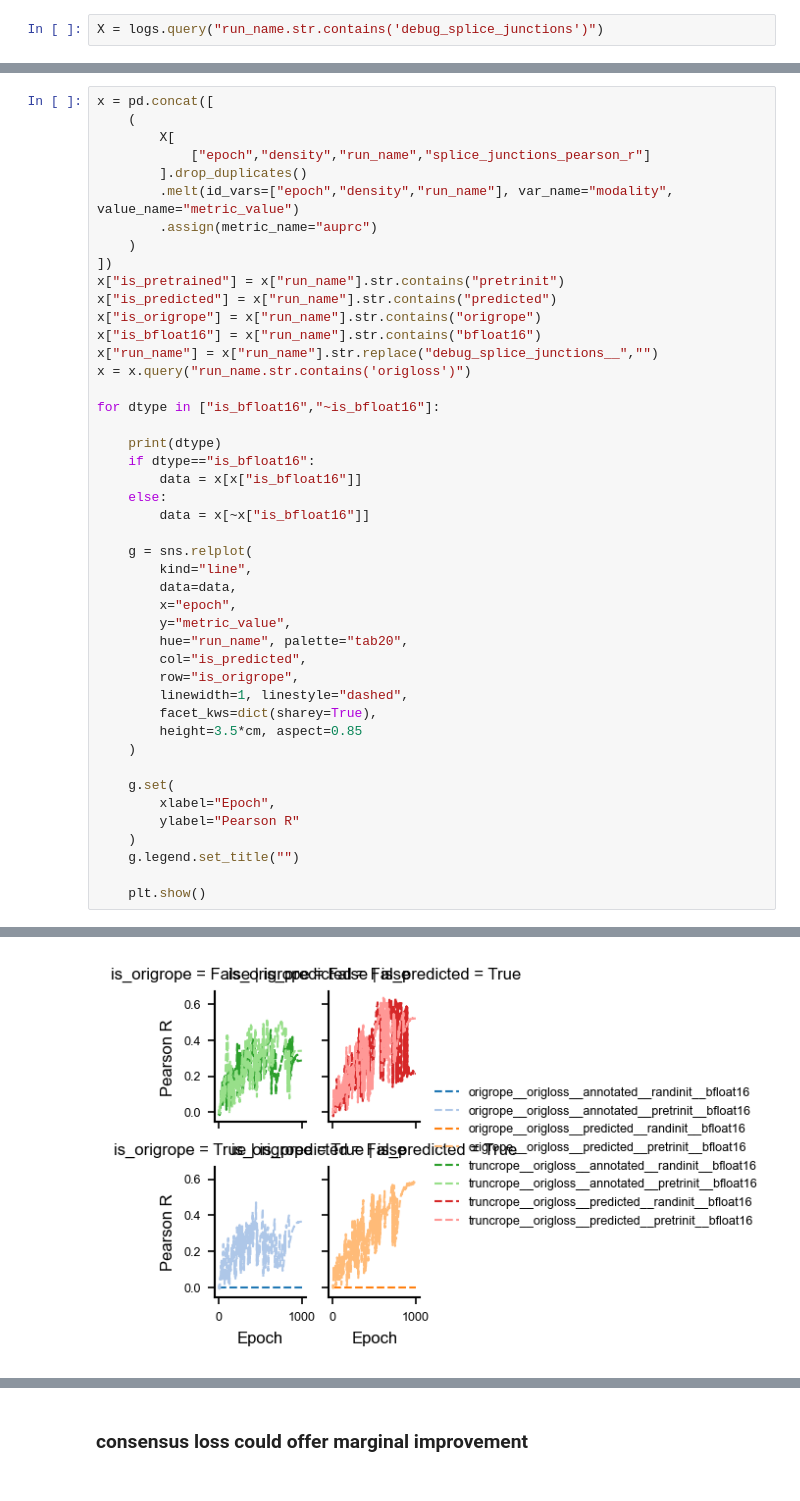
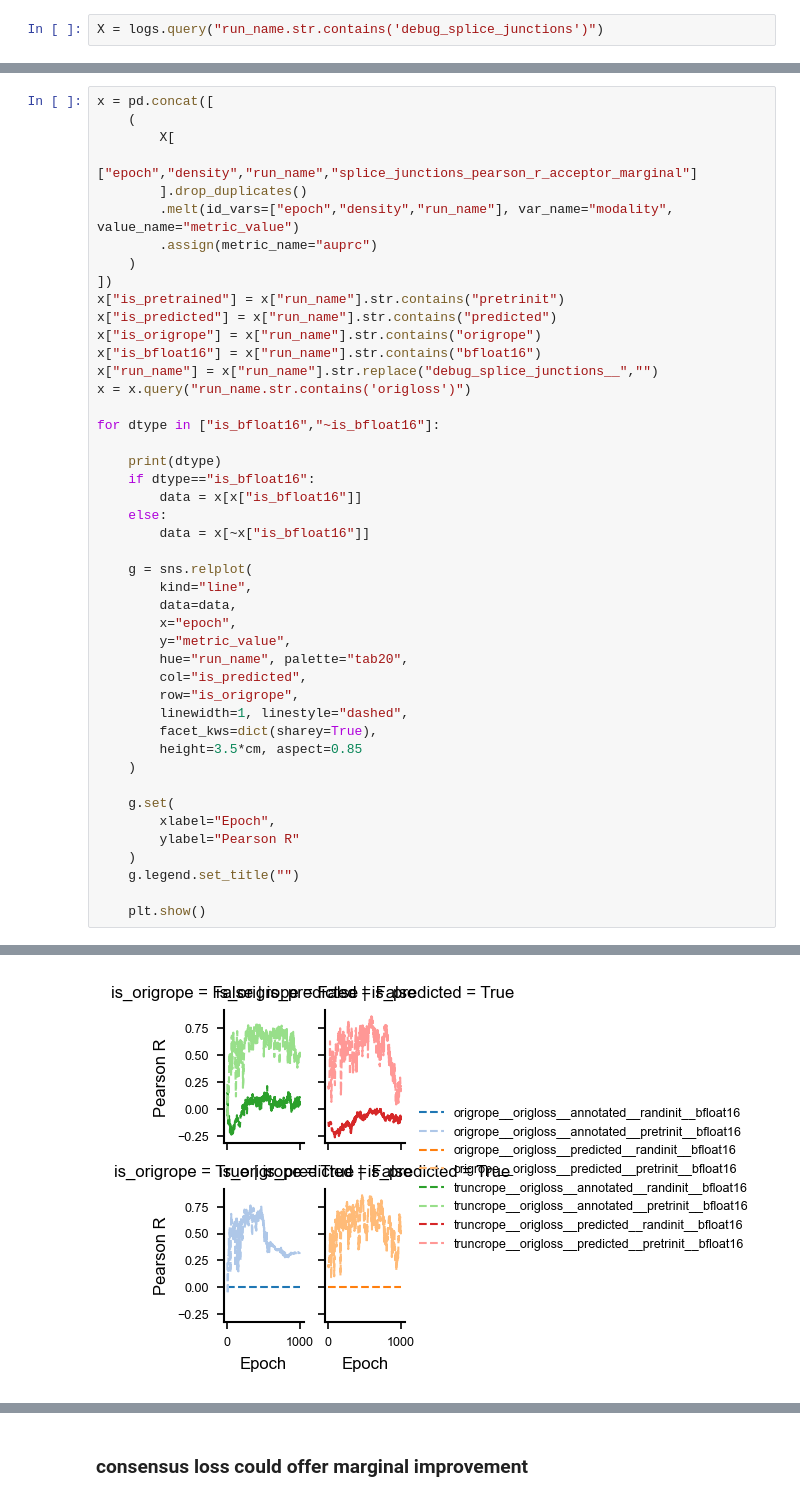
Before and after one commit to MiqG/alphagenome_finetuning_rna, a Jupyter notebook: figures/overfitting_single.ipynb, the cells around one changed output, grey strips where cells are left out. Drawn from its saved outputs; the diff is of its cells as text.

```diff
--- a/figures/overfitting_single.ipynb
+++ b/figures/overfitting_single.ipynb
@@ -291,7 +291,7 @@ is_bfloat16
 x = pd.concat([
     (
         X[
-            ["epoch","density","run_name","splice_junctions_pearson_r"]
+            ["epoch","density","run_name","splice_junctions_pearson_r_acceptor_marginal"]
         ].drop_duplicates()
         .melt(id_vars=["epoch","density","run_name"], var_name="modality", value_name="metric_value")
         .assign(metric_name="auprc")
@@ -307,32 +307,32 @@ x = x.query("run_name.str.contains('origloss')")
 for dtype in ["is_bfloat16","~is_bfloat16"]:
 
     print(dtype)
     if dtype=="is_bfloat16":
         data = x[x["is_bfloat16"]]
     else:
         data = x[~x["is_bfloat16"]]
 
     g = sns.relplot(
         kind="line",
         data=data,
         x="epoch",
         y="metric_value",
         hue="run_name", palette="tab20",
         col="is_predicted",
         row="is_origrope",
         linewidth=1, linestyle="dashed",
         facet_kws=dict(sharey=True),
         height=3.5*cm, aspect=0.85
     )
 
     g.set(
         xlabel="Epoch",
         ylabel="Pearson R"
     )
     g.legend.set_title("")
 
     plt.show()
 # %% [output]
 is_bfloat16
-[figure, old version]
+[figure, new version]
 ~is_bfloat16
```
Also changed, not shown: parts of 13 cells of this notebook, 4 other files.
